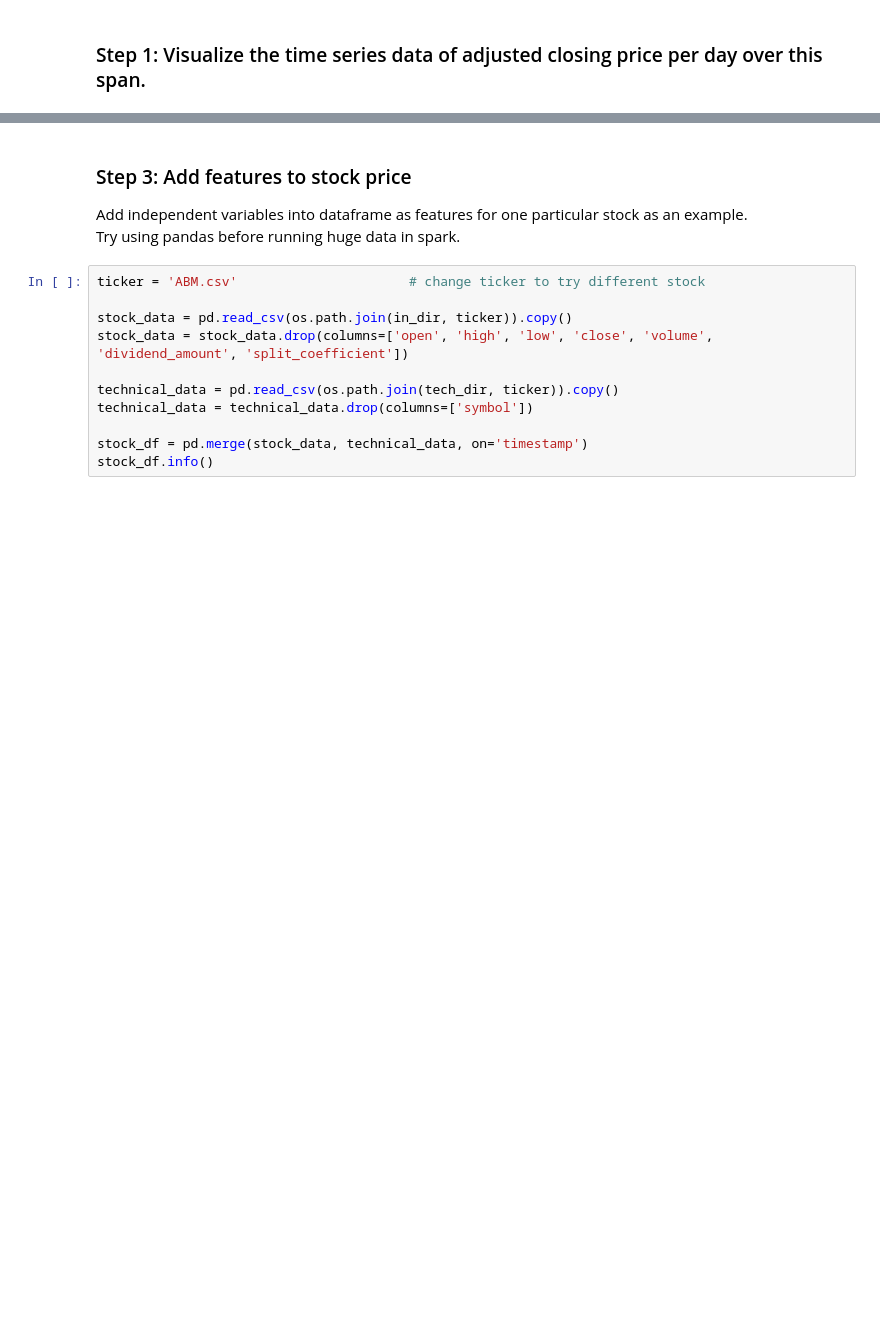
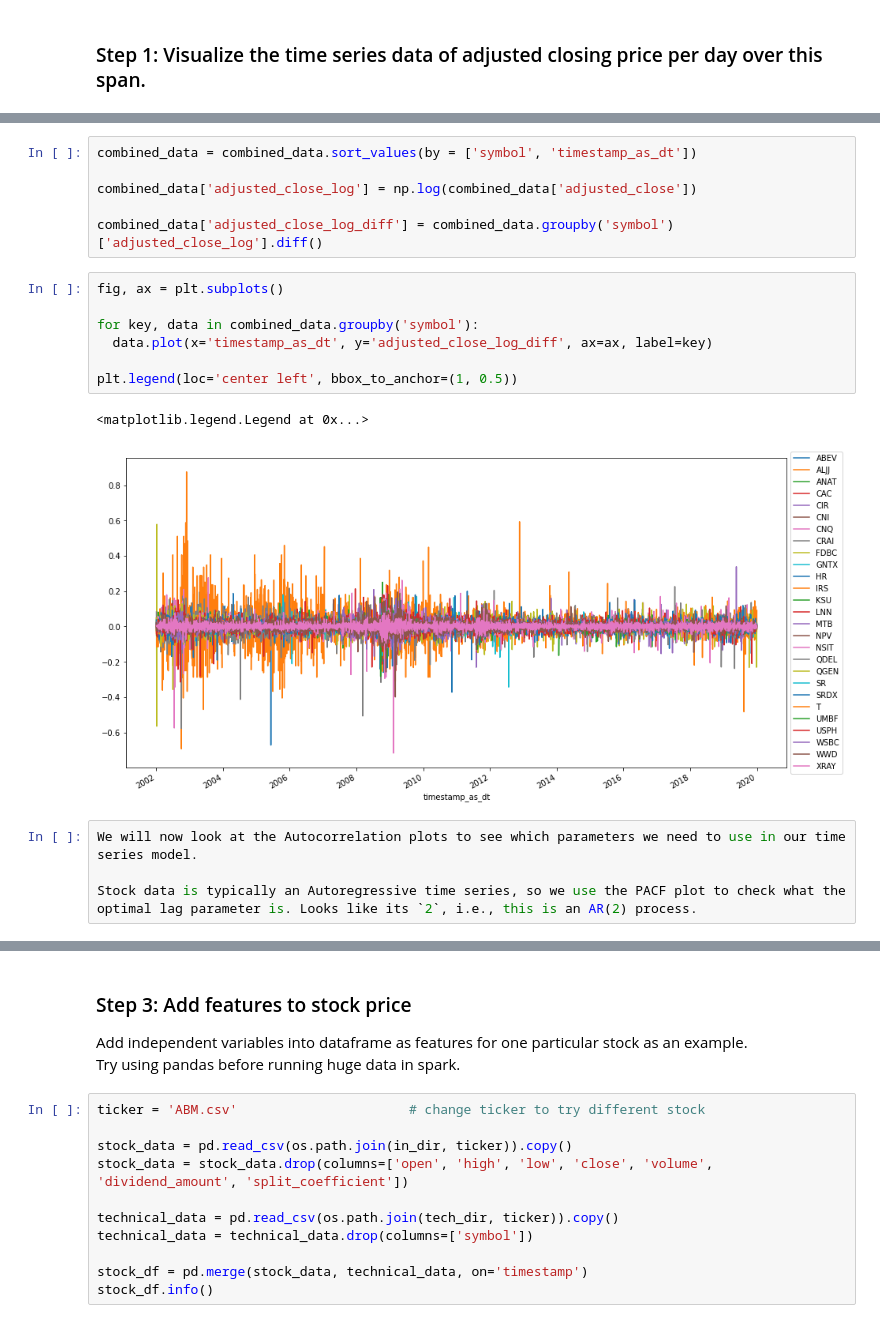
Before and after one commit to stevegbrooks/big-portfolio-learner, a Jupyter notebook: big_portfolio_learner.ipynb, the cells around one changed output, grey strips where cells are left out. Drawn from its saved outputs; the diff is of its cells as text; blank space fills up the shorter version.

```diff
--- a/big_portfolio_learner.ipynb
+++ b/big_portfolio_learner.ipynb
@@ -148,0 +179,20 @@ plt.legend(loc='center left', bbox_to_anchor=(1, 0.5))
+# %%
+combined_data = combined_data.sort_values(by = ['symbol', 'timestamp_as_dt'])
+
+combined_data['adjusted_close_log'] = np.log(combined_data['adjusted_close'])
+
+combined_data['adjusted_close_log_diff'] = combined_data.groupby('symbol')['adjusted_close_log'].diff()
+# %%
+fig, ax = plt.subplots()
+
+for key, data in combined_data.groupby('symbol'):
+  data.plot(x='timestamp_as_dt', y='adjusted_close_log_diff', ax=ax, label=key)
+
+plt.legend(loc='center left', bbox_to_anchor=(1, 0.5))
+# %% [output]
+<matplotlib.legend.Legend at 0x...>
+[figure, added]
+# %%
+We will now look at the Autocorrelation plots to see which parameters we need to use in our time series model.
+
+Stock data is typically an Autoregressive time series, so we use the PACF plot to check what the optimal lag parameter is. Looks like its `2`, i.e., this is an AR(2) process.
```
Also changed, not shown: parts of 20 cells of this notebook.
